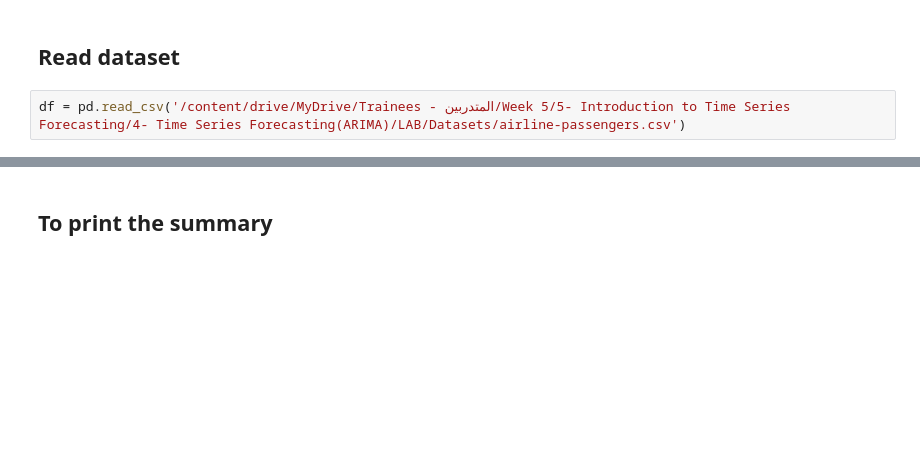
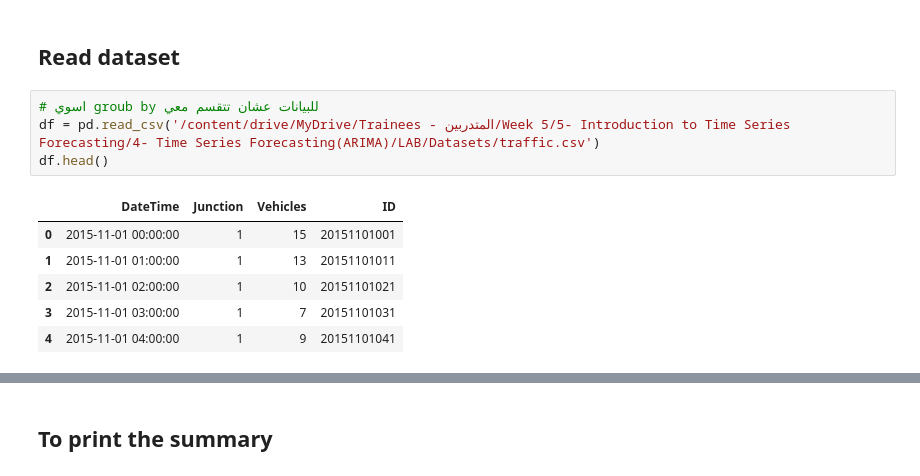
Before and after one commit to RanaHassan-harsan/Zeham-Management-Technologies-Bootcamp, a Jupyter notebook: Week5/Day 4/ARIMA_Exercise.ipynb, the cells around one changed output, grey strips where cells are left out. Drawn from its saved outputs; the diff is of its cells as text; blank space fills up the shorter version.

```diff
--- a/Week5/Day 4/ARIMA_Exercise.ipynb
+++ b/Week5/Day 4/ARIMA_Exercise.ipynb
@@ -42,5 +42,14 @@ Mounted at /content/drive
 # %% [markdown]
 ## Read dataset
 # %%
-df = pd.read_csv('/content/drive/MyDrive/Trainees - المتدربين/Week 5/5- Introduction to Time Series Forecasting/4- Time Series Forecasting(ARIMA)/LAB/Datasets/airline-passengers.csv')
+# اسوي groub by للبيانات عشان تتقسم معي
+df = pd.read_csv('/content/drive/MyDrive/Trainees - المتدربين/Week 5/5- Introduction to Time Series Forecasting/4- Time Series Forecasting(ARIMA)/LAB/Datasets/traffic.csv')
+df.head()
+# %% [output]
+|  | DateTime | Junction | Vehicles | ID |
+| 0 | 2015-11-01 00:00:00 | 1 | 15 | 20151101001 |
+| 1 | 2015-11-01 01:00:00 | 1 | 13 | 20151101011 |
+| 2 | 2015-11-01 02:00:00 | 1 | 10 | 20151101021 |
+| 3 | 2015-11-01 03:00:00 | 1 | 7 | 20151101031 |
+| 4 | 2015-11-01 04:00:00 | 1 | 9 | 20151101041 |
 # %% [markdown]
```
Also changed, not shown: parts of 9 cells of this notebook.
